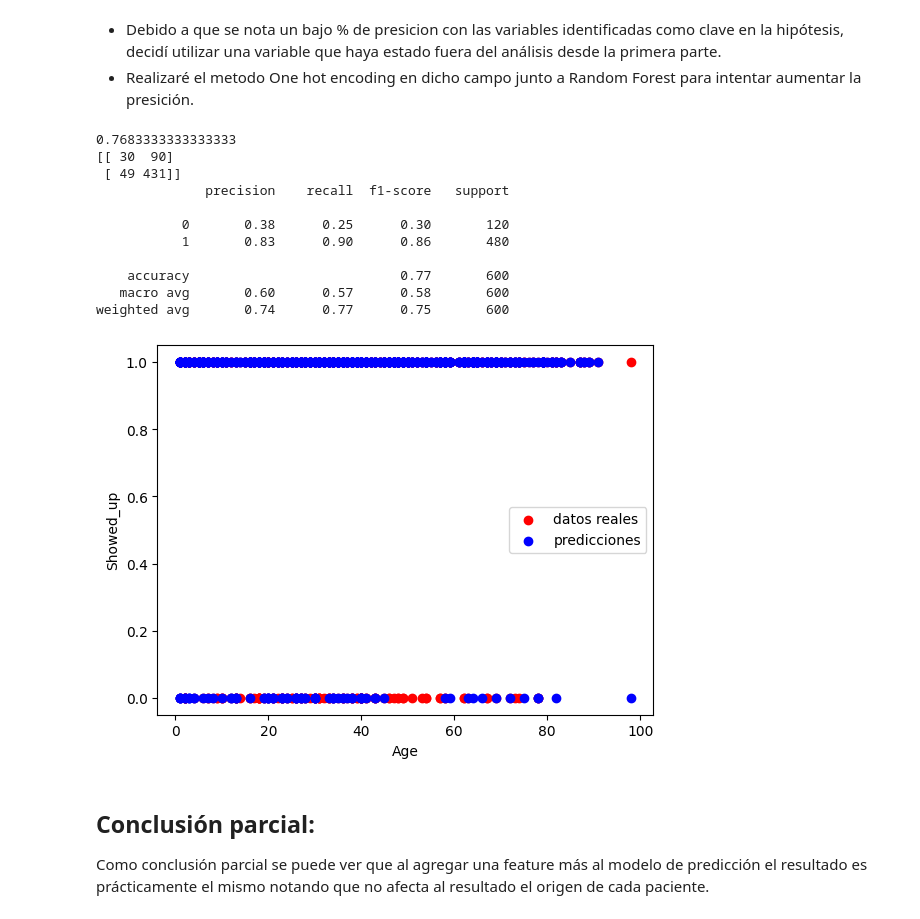
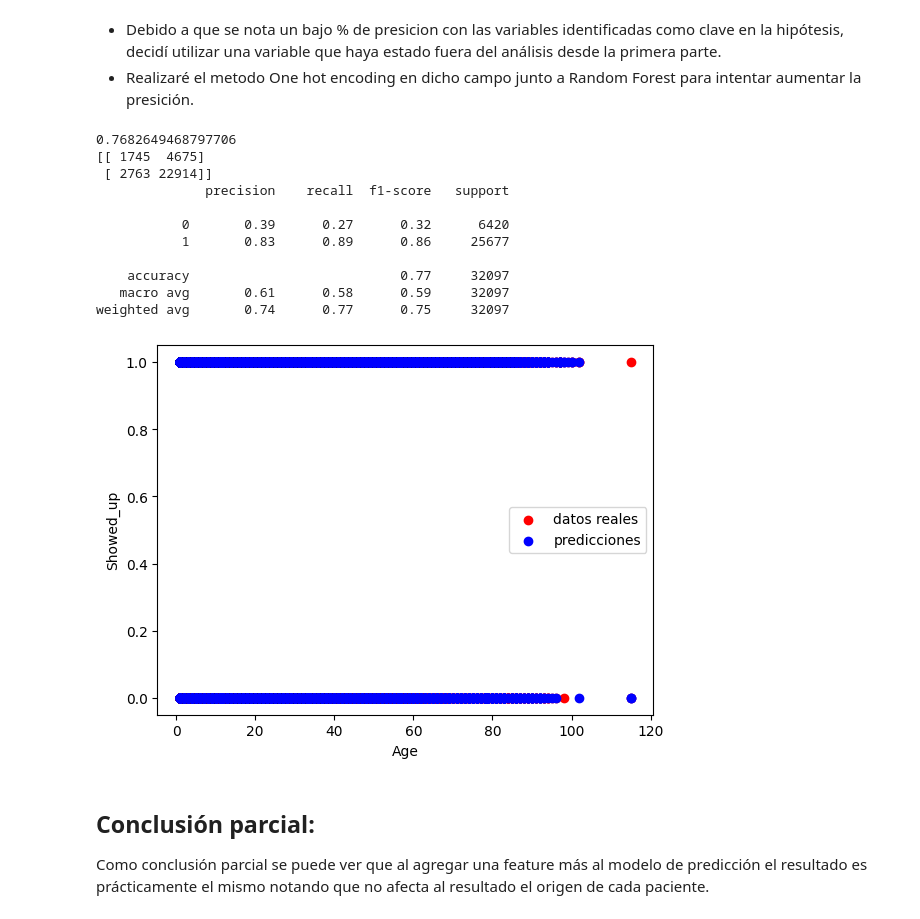
Before and after one commit to boulchouk1/Proyecto-DS-2-CoderHouse, a Jupyter notebook: ProyectoDS2Parte_2--_Boulchouk_Alexis_Comisión_90455_.ipynb, the cells around one changed output. Drawn from its saved outputs; the diff is of its cells as text; code cells hidden in the pictures.

```diff
--- a/ProyectoDS2Parte_2--_Boulchouk_Alexis_Comisión_90455_.ipynb
+++ b/ProyectoDS2Parte_2--_Boulchouk_Alexis_Comisión_90455_.ipynb
@@ -677,13 +677,35 @@ plt.show()
 - Teniendo en cuenta que el dataset seleccionado posee un feature objetivo (Outcome: Showed_up) el análisis tratará de un problema de clasificación supervisado.
 - Por ello utilizaré métodos de clasificación para poder predecir si un paciente asistirá o no a su cita médica en base al resto de features que previamente verificamos que si poseen relación con la posible asistencia.
 # %%
+# Datos de mi repositorio para ML
+user = "boulchouk1"
+repo = "Proyecto-DS-2-CoderHouse"
+path = "healthcare_noshows_ML.csv"
+branch = "main"
+
+# Llamo a la API de GitHub
+url_api = f"https://api.github.com/repos/{user}/{repo}/contents/{path}?ref={branch}"
+response = requests.get(url_api).json()
+
+# La API me da directamente el URL RAW
+raw_url = response["download_url"]
+
+# Lo leo como siempre:
+df2 = pd.read_csv(raw_url)
+import warnings
+warnings.filterwarnings("ignore", message=".*Downcasting behavior in `replace`.*")
+df2 = df2.replace({True: 1, False: 0}).infer_objects(copy=False) #Reemplazamos los datos booleanos en 1 y 0 para una mejor lectura de los mismos más adelante.
+df2 #Mostramos el Dataframe.
+
+
+
 #importo el fragmentador del dataset, el modelo de regression y las metricas para verificar su efectividad
 from sklearn.model_selection import train_test_split
 from sklearn.linear_model import LogisticRegression
 from sklearn.ensemble import RandomForestClassifier
 from sklearn.metrics import accuracy_score,confusion_matrix,classification_report
 #selecciono las features a utilizar para entrenar y testear el modelo "x" las utilizadas para entrenar "y" las utilizadas para testear
-x = df[['Age','Scholarship','Date.diff']]
-y = df['Showed_up']
+x = df2[['Age','Scholarship','Date.diff']]
+y = df2['Showed_up']
 #divido mi dataset dejando un 30% para testear el modelo
 x_train, x_test, y_train, y_test = train_test_split(x,y,test_size=0.3,random_state=7)
@@ -774,47 +812,47 @@ plt.show()
 - Realizaré el metodo One hot encoding en dicho campo junto a Random Forest para intentar aumentar la presición.
 # %%
 # Creo los dummies
-dum = pd.get_dummies(df, columns=['Neighbourhood'], drop_first=True)
+dum = pd.get_dummies(df2, columns=['Neighbourhood'], drop_first=True)
 
 # Selecciono features
 feature_cols = ['Age','Scholarship','Date.diff'] + [col for col in dum.columns if 'Neighbourhood_' in col]
 x = dum[feature_cols]
-y = df['Showed_up']
+y = df2['Showed_up']
 
 # Divido mi dataset dejando un 30% para testear el modelo
 x_train, x_test, y_train, y_test = train_test_split(x, y, test_size=0.3, random_state=7)
 
 # Entreno
 model = RandomForestClassifier(random_state=42)
 model.fit(x_train, y_train)
 
 # Predigo y metrico
 y_pred = model.predict(x_test)
 print(accuracy_score(y_test, y_pred))
 print(confusion_matrix(y_test, y_pred))
 print(classification_report(y_test, y_pred))
 
 # Gráfico
 import matplotlib.pyplot as plt
 plt.scatter(x_test['Age'], y_test, color='red', label='datos reales')
 plt.scatter(x_test['Age'], y_pred, color='blue', label='predicciones')
 plt.xlabel('Age')
 plt.ylabel('Showed_up')
 plt.legend()
 plt.show()
 # %% [output]
-0.7683333333333333
-[[ 30  90]
- [ 49 431]]
+0.7682649468797706
+[[ 1745  4675]
+ [ 2763 22914]]
               precision    recall  f1-score   support
 
-           0       0.38      0.25      0.30       120
-           1       0.83      0.90      0.86       480
+           0       0.39      0.27      0.32      6420
+           1       0.83      0.89      0.86     25677
 
-    accuracy                           0.77       600
-   macro avg       0.60      0.57      0.58       600
-weighted avg       0.74      0.77      0.75       600
+    accuracy                           0.77     32097
+   macro avg       0.61      0.58      0.59     32097
+weighted avg       0.74      0.77      0.75     32097
-[figure, old version]
+[figure, new version]
 # %% [markdown]
 ## Conclusión parcial:
 Como conclusión parcial se puede ver que al agregar una feature más al modelo de predicción el resultado es prácticamente el mismo notando que no afecta al resultado el origen de cada paciente.
```
Also changed, not shown: parts of 11 cells of this notebook.
